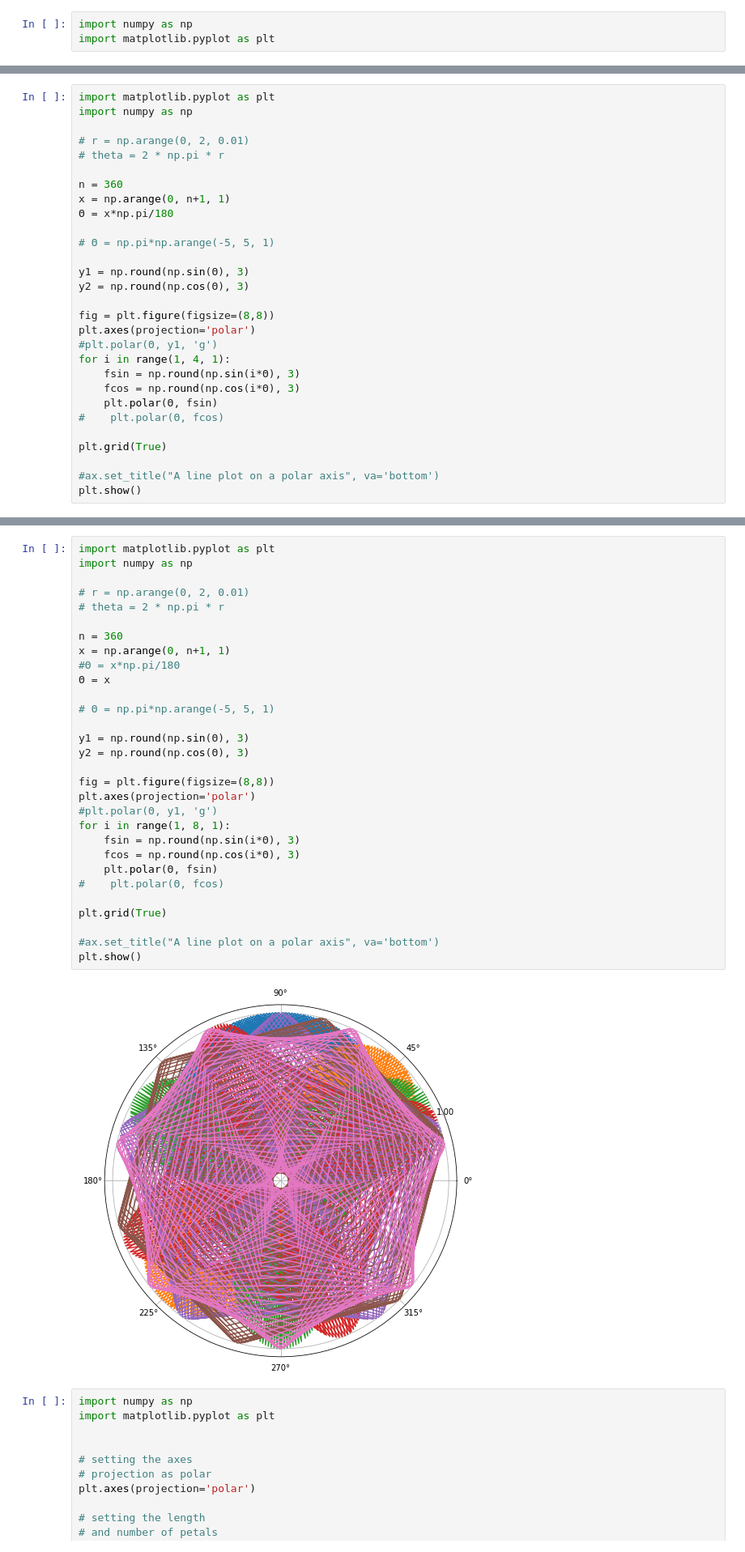
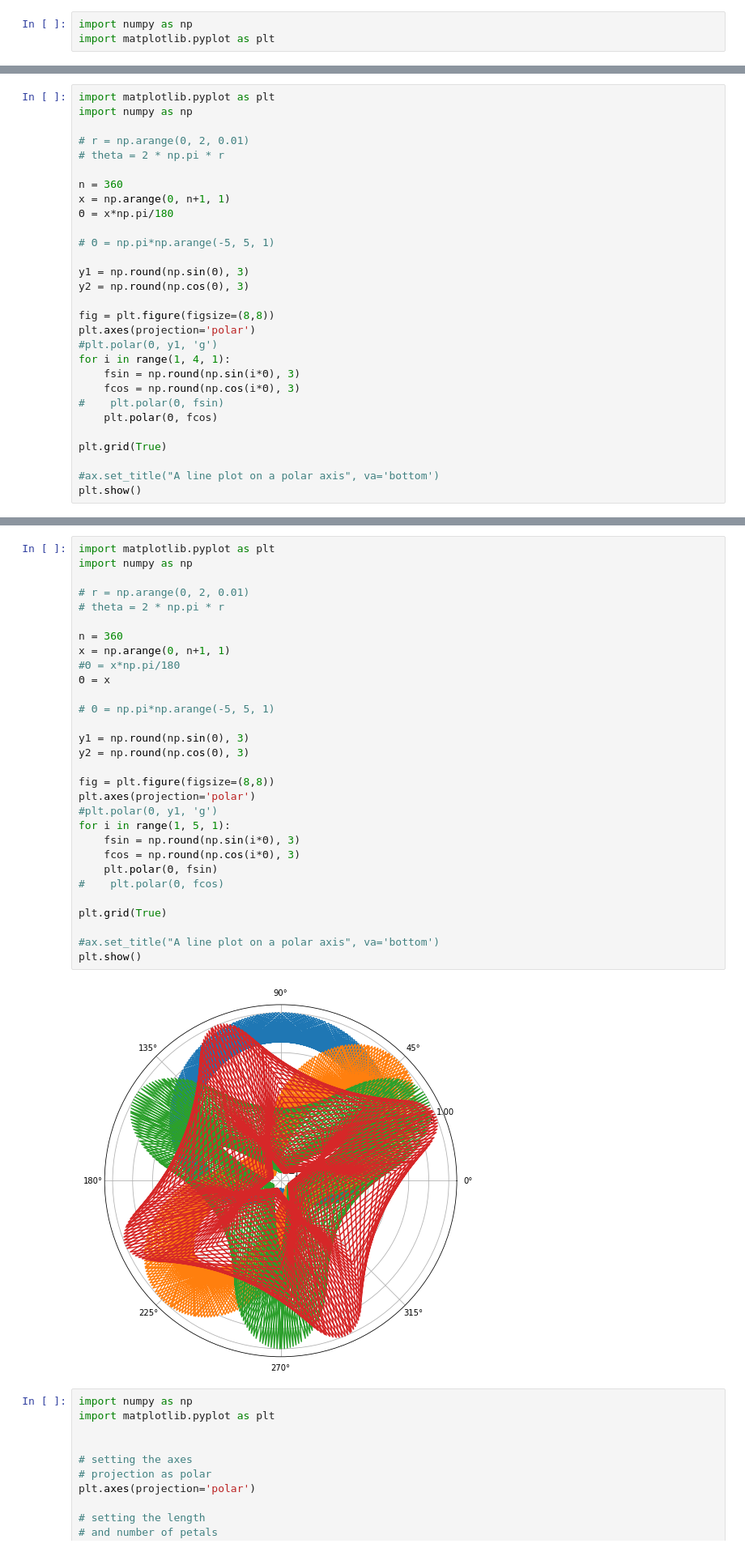
Before and after one commit to sampad95/python_and_jupyter-notebook_scripting, a Jupyter notebook: numpy/Practice.ipynb, the cells around one changed output, grey strips where cells are left out. Shown at 81% size. Drawn from its saved outputs; the diff is of its cells as text.

```diff
--- a/numpy/Practice.ipynb
+++ b/numpy/Practice.ipynb
@@ -118,8 +118,8 @@ plt.axes(projection='polar')
 for i in range(1, 4, 1):
     fsin = np.round(np.sin(i*Θ), 3)
     fcos = np.round(np.cos(i*Θ), 3)
-    plt.polar(Θ, fsin)
-#    plt.polar(Θ, fcos)
+#    plt.polar(Θ, fsin)
+    plt.polar(Θ, fcos)
 
 plt.grid(True)
 
@@ -194,35 +194,35 @@ plt.show()
 # %%
 import matplotlib.pyplot as plt
 import numpy as np
 
 # r = np.arange(0, 2, 0.01)
 # theta = 2 * np.pi * r
 
 n = 360
 x = np.arange(0, n+1, 1)
 #Θ = x*np.pi/180
 Θ = x
 
 # Θ = np.pi*np.arange(-5, 5, 1)
 
 y1 = np.round(np.sin(Θ), 3)
 y2 = np.round(np.cos(Θ), 3)
 
 fig = plt.figure(figsize=(8,8))
 plt.axes(projection='polar')
 #plt.polar(Θ, y1, 'g')
-for i in range(1, 8, 1):
+for i in range(1, 5, 1):
     fsin = np.round(np.sin(i*Θ), 3)
     fcos = np.round(np.cos(i*Θ), 3)
     plt.polar(Θ, fsin)
 #    plt.polar(Θ, fcos)
 
 plt.grid(True)
 
 #ax.set_title("A line plot on a polar axis", va='bottom')
 plt.show()
 # %% [output]
-[figure, old version]
+[figure, new version]
 # %%
 import numpy as np
 import matplotlib.pyplot as plt
```
Also changed, not shown: parts of 4 cells of this notebook.
